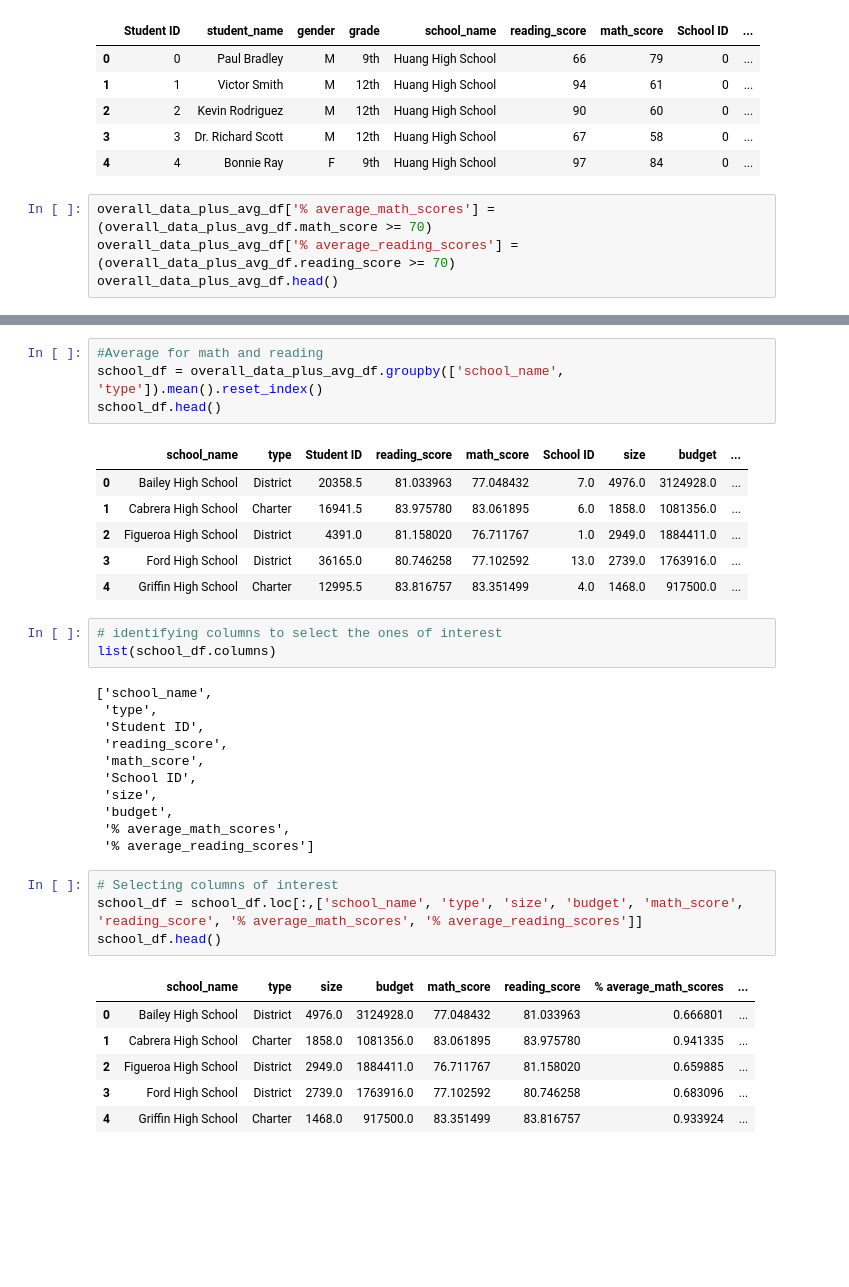
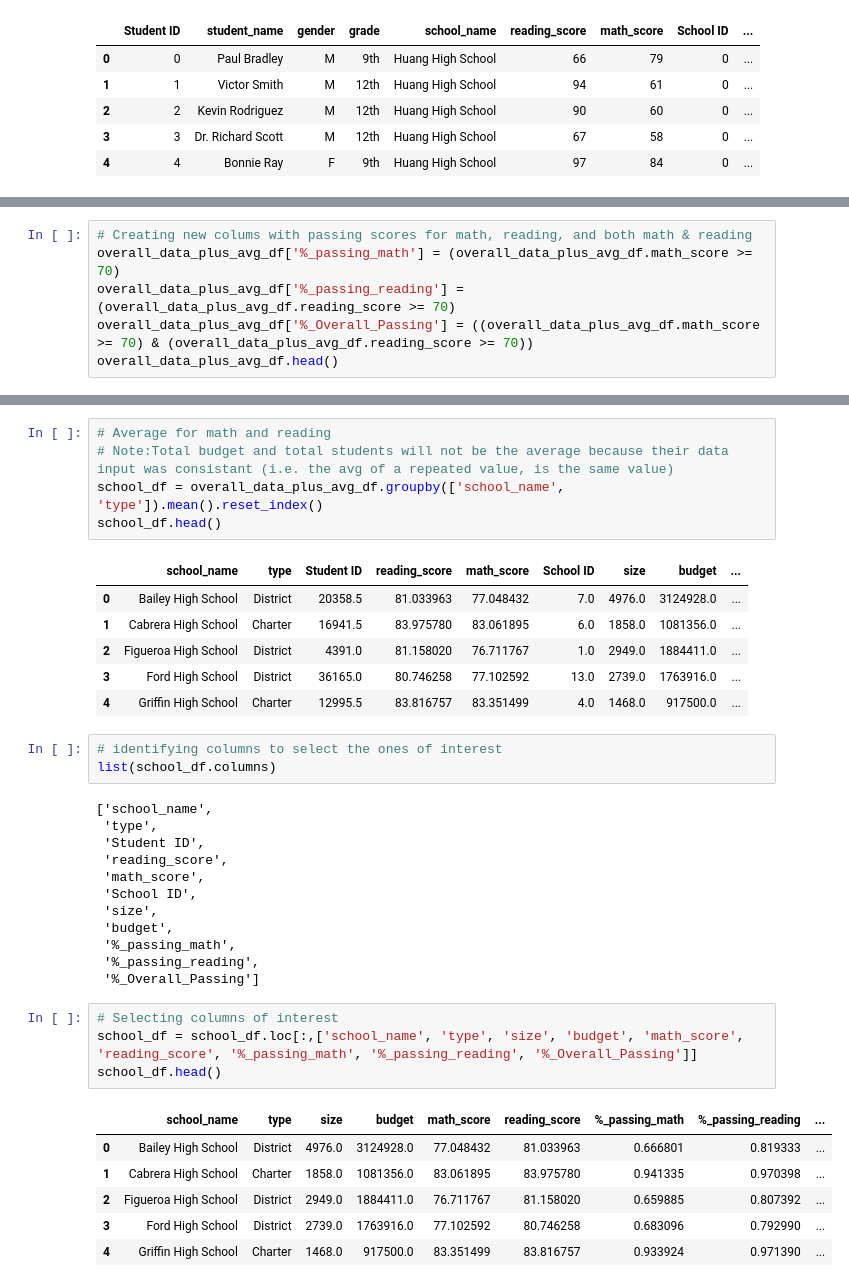
Before and after one commit to JAlvarado23A/District_Analysis, a Jupyter notebook: City_School_Analysis.ipynb, the cells around one changed output, grey strips where cells are left out. Cells and saved outputs as stored; diff of their text form; blank space fills up the shorter version.

```diff
--- a/City_School_Analysis.ipynb
+++ b/City_School_Analysis.ipynb
@@ -76,7 +75,3 @@ overall_data_plus_avg_df.head()
 | 2 | 2 | Kevin Rodriguez | M | 12th | Huang High School | 90 | 60 | 0 | ... |
 | 3 | 3 | Dr. Richard Scott | M | 12th | Huang High School | 67 | 58 | 0 | ... |
 | 4 | 4 | Bonnie Ray | F | 9th | Huang High School | 97 | 84 | 0 | ... |
-# %%
-overall_data_plus_avg_df['% average_math_scores'] = (overall_data_plus_avg_df.math_score >= 70)
-overall_data_plus_avg_df['% average_reading_scores'] = (overall_data_plus_avg_df.reading_score >= 70)
-overall_data_plus_avg_df.head()
@@ -94,0 +78,6 @@ Name: budget, dtype: int64
+# %%
+# Creating new colums with passing scores for math, reading, and both math & reading
+overall_data_plus_avg_df['%_passing_math'] = (overall_data_plus_avg_df.math_score >= 70)
+overall_data_plus_avg_df['%_passing_reading'] = (overall_data_plus_avg_df.reading_score >= 70)
+overall_data_plus_avg_df['%_Overall_Passing'] = ((overall_data_plus_avg_df.math_score >= 70) & (overall_data_plus_avg_df.reading_score >= 70))
+overall_data_plus_avg_df.head()
@@ -95,5 +91,6 @@ Name: budget, dtype: int64
 # %%
-#Average for math and reading
+# Average for math and reading
+# Note:Total budget and total students will not be the average because their data input was consistant (i.e. the avg of a repeated value, is the same value)
 school_df = overall_data_plus_avg_df.groupby(['school_name', 'type']).mean().reset_index()
 school_df.head()
 # %% [output]
@@ -115,17 +112,18 @@ list(school_df.columns)
  'School ID',
  'size',
  'budget',
- '% average_math_scores',
- '% average_reading_scores']
+ '%_passing_math',
+ '%_passing_reading',
+ '%_Overall_Passing']
 # %%
 # Selecting columns of interest
-school_df = school_df.loc[:,['school_name', 'type', 'size', 'budget', 'math_score', 'reading_score', '% average_math_scores', '% average_reading_scores']]
+school_df = school_df.loc[:,['school_name', 'type', 'size', 'budget', 'math_score', 'reading_score', '%_passing_math', '%_passing_reading', '%_Overall_Passing']]
 school_df.head()
 # %% [output]
-|  | school_name | type | size | budget | math_score | reading_score | % average_math_scores | ... |
-| 0 | Bailey High School | District | 4976.0 | 3124928.0 | 77.048432 | 81.033963 | 0.666801 | ... |
-| 1 | Cabrera High School | Charter | 1858.0 | 1081356.0 | 83.061895 | 83.975780 | 0.941335 | ... |
-| 2 | Figueroa High School | District | 2949.0 | 1884411.0 | 76.711767 | 81.158020 | 0.659885 | ... |
-| 3 | Ford High School | District | 2739.0 | 1763916.0 | 77.102592 | 80.746258 | 0.683096 | ... |
-| 4 | Griffin High School | Charter | 1468.0 | 917500.0 | 83.351499 | 83.816757 | 0.933924 | ... |
+|  | school_name | type | size | budget | math_score | reading_score | %_passing_math | %_passing_reading | ... |
+| 0 | Bailey High School | District | 4976.0 | 3124928.0 | 77.048432 | 81.033963 | 0.666801 | 0.819333 | ... |
+| 1 | Cabrera High School | Charter | 1858.0 | 1081356.0 | 83.061895 | 83.975780 | 0.941335 | 0.970398 | ... |
+| 2 | Figueroa High School | District | 2949.0 | 1884411.0 | 76.711767 | 81.158020 | 0.659885 | 0.807392 | ... |
+| 3 | Ford High School | District | 2739.0 | 1763916.0 | 77.102592 | 80.746258 | 0.683096 | 0.792990 | ... |
+| 4 | Griffin High School | Charter | 1468.0 | 917500.0 | 83.351499 | 83.816757 | 0.933924 | 0.971390 | ... |
 # %%
```
Also changed, not shown: parts of 14 cells of this notebook.
